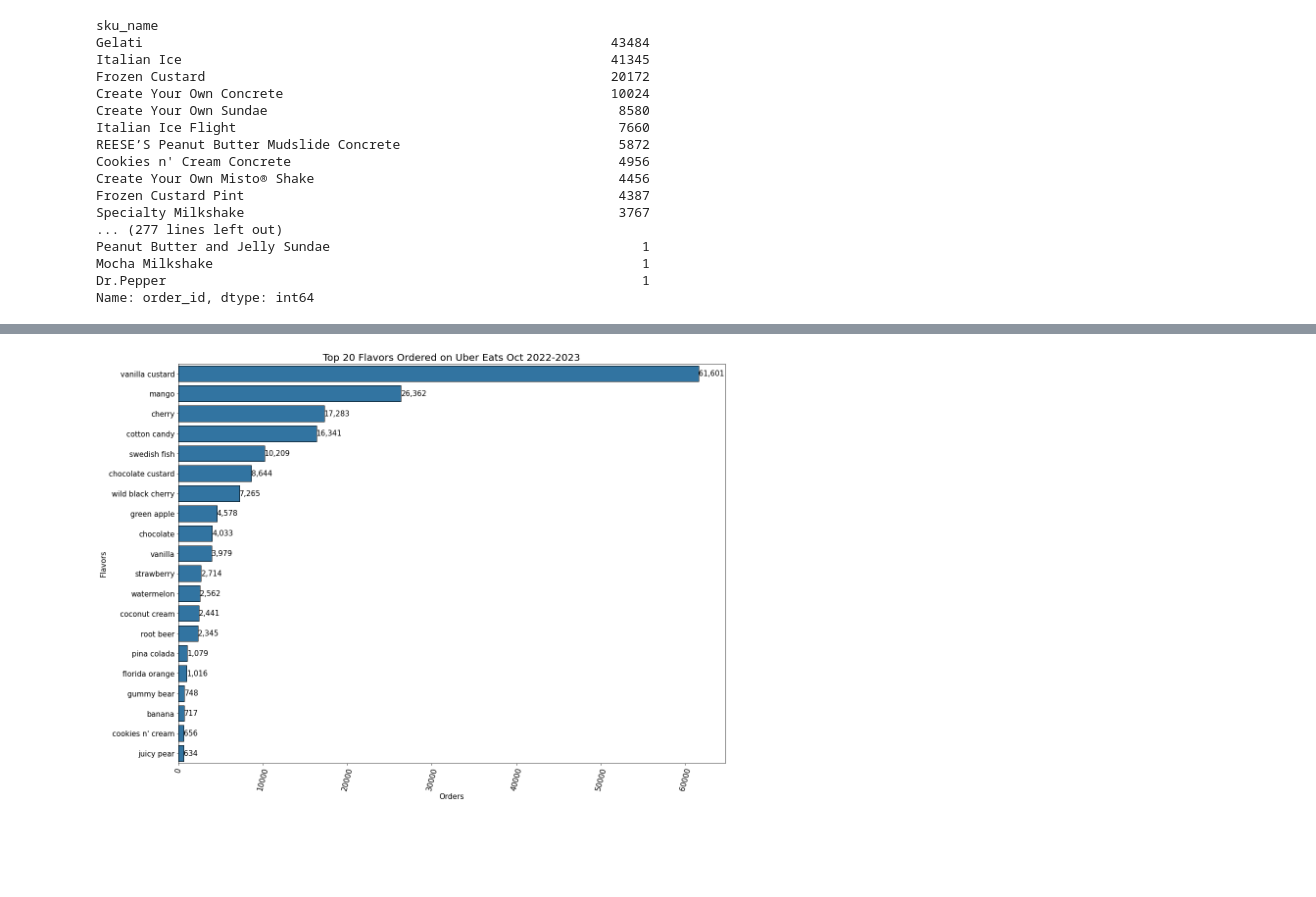
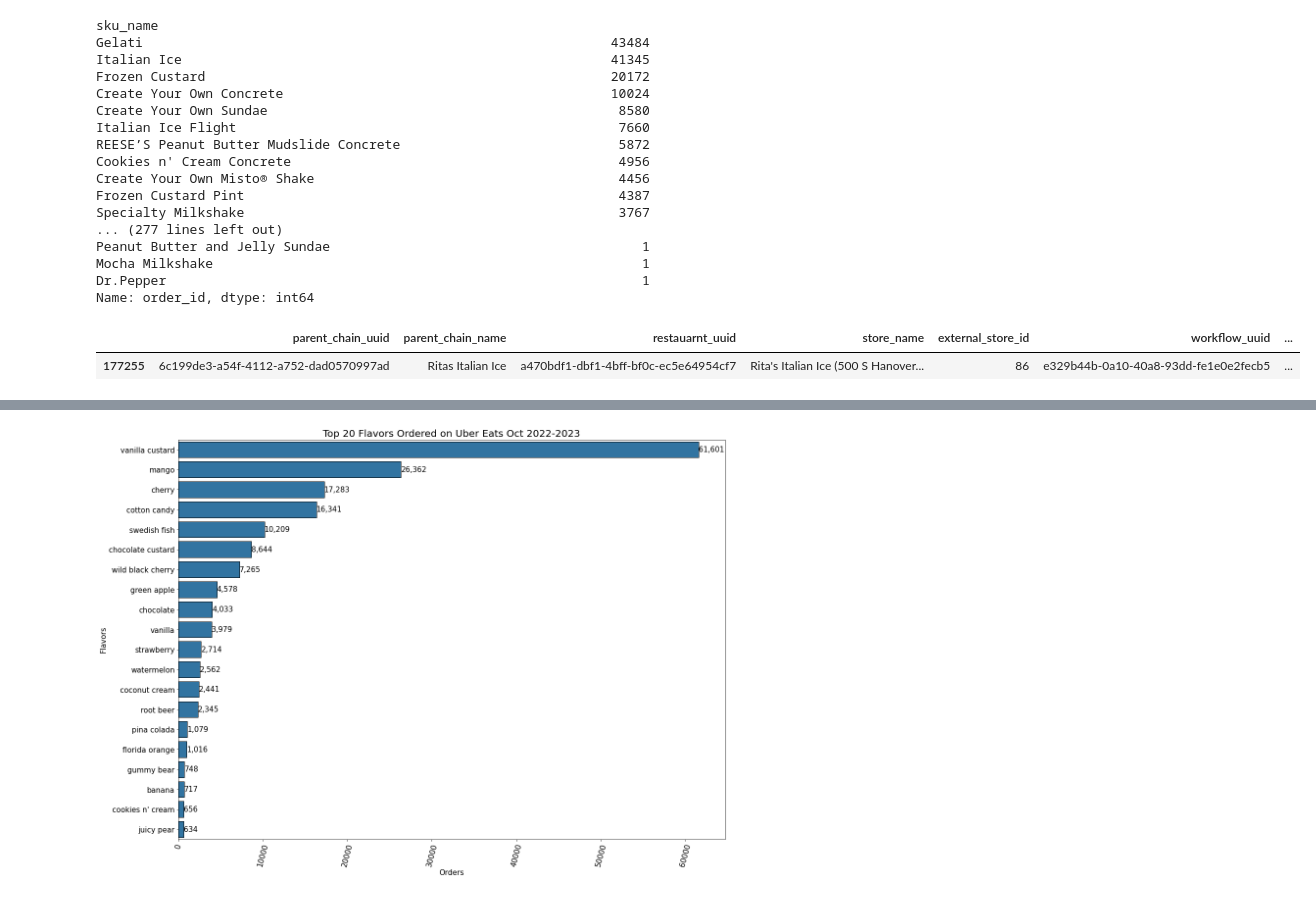
Before and after one commit to jh729670/Work, a Jupyter notebook: Uber Eats Flavors-checkpoint.ipynb, the cells around one changed output, grey strips where cells are left out. Cells and saved outputs as stored; diff of their text form; code cells hidden in the pictures; blank space fills up the shorter version.

```diff
--- a/Uber Eats Flavors-checkpoint.ipynb
+++ b/Uber Eats Flavors-checkpoint.ipynb
@@ -156,6 +156,11 @@ Peanut Butter and Jelly Sundae                                        1
 Mocha Milkshake                                                       1
 Dr.Pepper                                                             1
 Name: order_id, dtype: int64
+# %%
+combined_df[combined_df.sku_name.str.contains('Gallon')]
+# %% [output]
+|  | parent_chain_uuid | parent_chain_name | restauarnt_uuid | store_name | external_store_id | workflow_uuid | ... |
+| 177255 | 6c199de3-a54f-4112-a752-dad0570997ad | Ritas Italian Ice | a470bdf1-dbf1-4bff-bf0c-ec5e64954cf7 | Rita's Italian Ice (500 S Hanover... | 86 | e329b44b-0a10-40a8-93dd-fe1e0e2fecb5 | ... |
 # %%
 # Separates modifier name by comma to get the indiviudal order information by column
 separated=combined_df.modifier_name.str.split(',',expand=True).iloc[:,:3]
```
Also changed, not shown: parts of 6 cells of this notebook, 5 other files.
